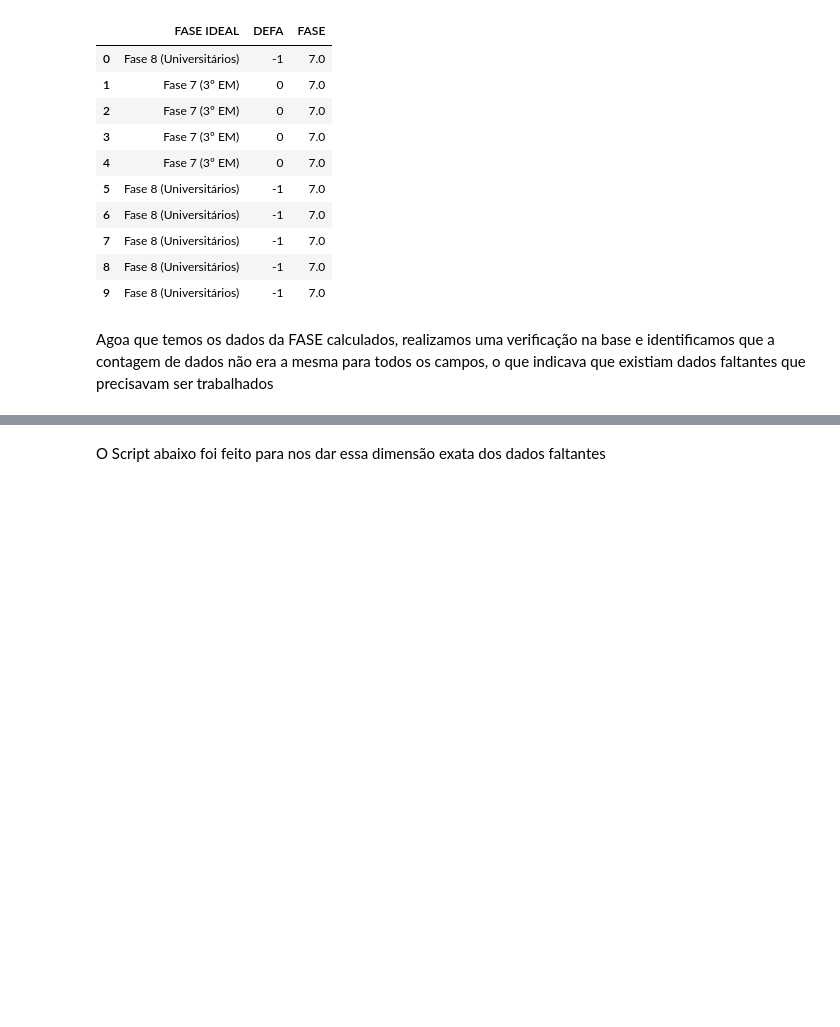
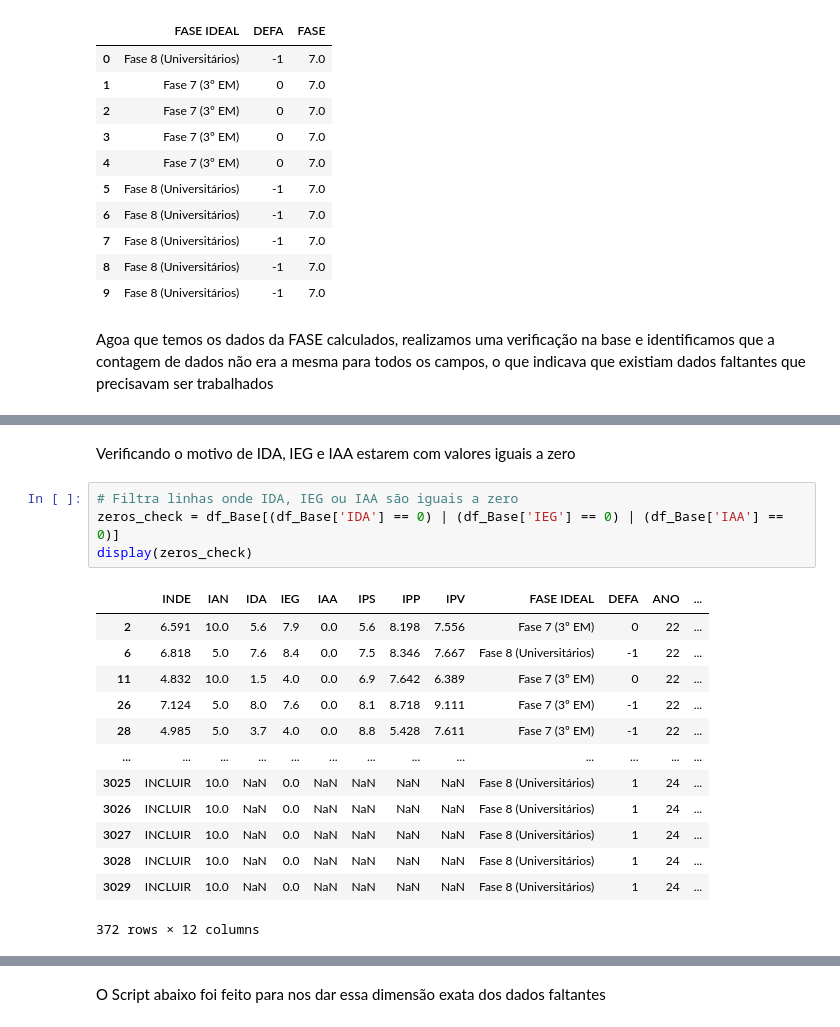
Before and after one commit to marcelotmalta/Dataton, a Jupyter notebook: notebooks/1 - obtendoDados.ipynb, the cells around one changed output, grey strips where cells are left out. Cells and saved outputs as stored; diff of their text form; blank space fills up the shorter version.

```diff
--- a/notebooks/obtendoDados.ipynb
+++ b/notebooks/1 - obtendoDados.ipynb
@@ -342,3 +342,23 @@ df_Base.describe()
 | 50% | 5.000000 | 6.666667 | 8.600000 | 8.751000 | 7.500000 | 7.500000 | 7.583000 | -1.000000 | 23.00000 | 2.000000 |
 | 75% | 10.000000 | 7.833333 | 9.400000 | 9.500000 | 7.510000 | 7.968750 | 8.255000 | 0.000000 | 24.00000 | 4.000000 |
 | max | 10.000000 | 10.000000 | 10.000000 | 10.002000 | 10.000000 | 10.000000 | 10.010000 | 3.000000 | 24.00000 | 9.000000 |
+# %% [markdown]
+Verificando o motivo de IDA, IEG e IAA estarem com valores iguais a zero
+# %%
+# Filtra linhas onde IDA, IEG ou IAA são iguais a zero
+zeros_check = df_Base[(df_Base['IDA'] == 0) | (df_Base['IEG'] == 0) | (df_Base['IAA'] == 0)]
+display(zeros_check)
+# %% [output]
+|  | INDE | IAN | IDA | IEG | IAA | IPS | IPP | IPV | FASE IDEAL | DEFA | ANO | ... |
+| 2 | 6.591 | 10.0 | 5.6 | 7.9 | 0.0 | 5.6 | 8.198 | 7.556 | Fase 7 (3º EM) | 0 | 22 | ... |
+| 6 | 6.818 | 5.0 | 7.6 | 8.4 | 0.0 | 7.5 | 8.346 | 7.667 | Fase 8 (Universitários) | -1 | 22 | ... |
+| 11 | 4.832 | 10.0 | 1.5 | 4.0 | 0.0 | 6.9 | 7.642 | 6.389 | Fase 7 (3º EM) | 0 | 22 | ... |
+| 26 | 7.124 | 5.0 | 8.0 | 7.6 | 0.0 | 8.1 | 8.718 | 9.111 | Fase 7 (3º EM) | -1 | 22 | ... |
+| 28 | 4.985 | 5.0 | 3.7 | 4.0 | 0.0 | 8.8 | 5.428 | 7.611 | Fase 7 (3º EM) | -1 | 22 | ... |
+| ... | ... | ... | ... | ... | ... | ... | ... | ... | ... | ... | ... | ... |
+| 3025 | INCLUIR | 10.0 | NaN | 0.0 | NaN | NaN | NaN | NaN | Fase 8 (Universitários) | 1 | 24 | ... |
+| 3026 | INCLUIR | 10.0 | NaN | 0.0 | NaN | NaN | NaN | NaN | Fase 8 (Universitários) | 1 | 24 | ... |
+| 3027 | INCLUIR | 10.0 | NaN | 0.0 | NaN | NaN | NaN | NaN | Fase 8 (Universitários) | 1 | 24 | ... |
+| 3028 | INCLUIR | 10.0 | NaN | 0.0 | NaN | NaN | NaN | NaN | Fase 8 (Universitários) | 1 | 24 | ... |
+| 3029 | INCLUIR | 10.0 | NaN | 0.0 | NaN | NaN | NaN | NaN | Fase 8 (Universitários) | 1 | 24 | ... |
+372 rows × 12 columns
```
Also changed, not shown: parts of 10 cells of this notebook, 9 other files.
